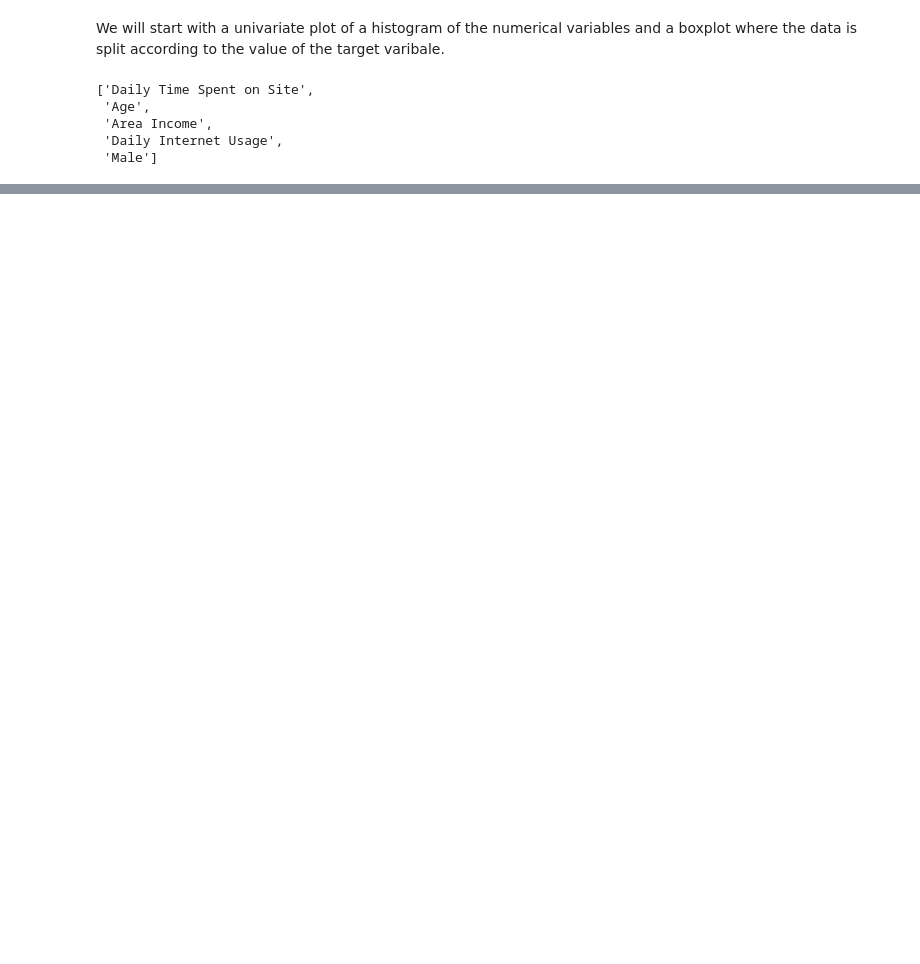
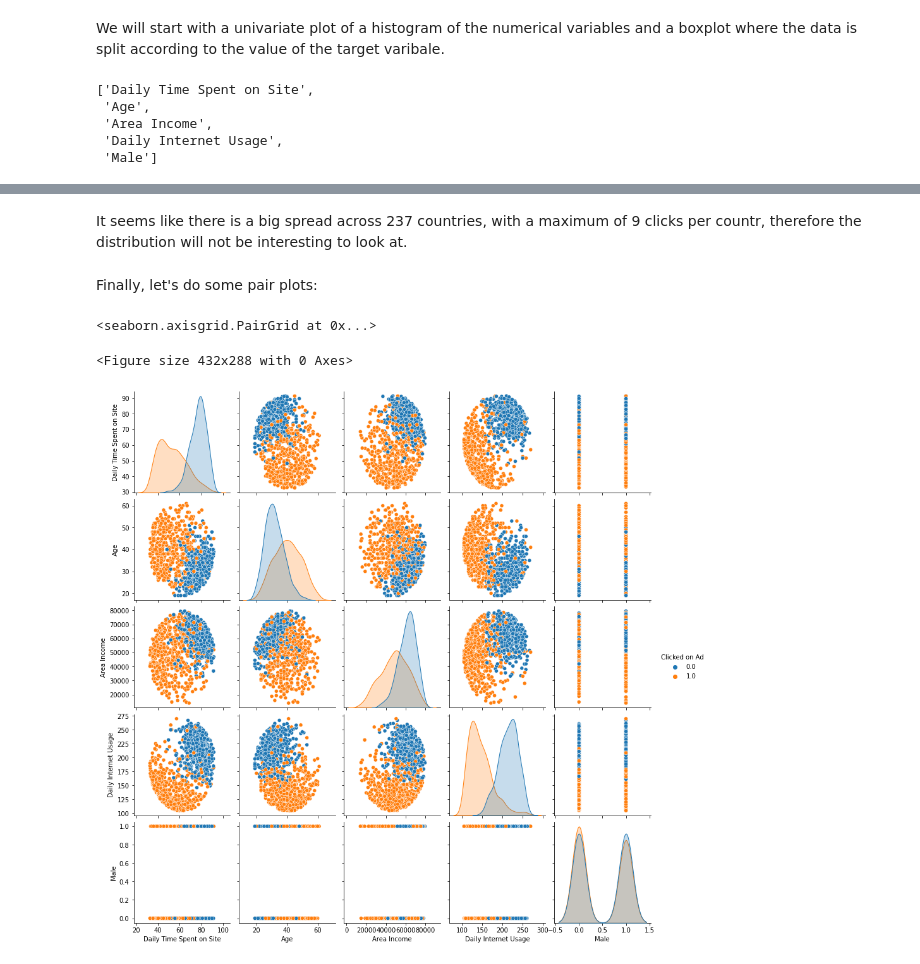
Before and after one commit to emakri/AdvertisingProject, a Jupyter notebook: AdvProject.ipynb, the cells around one changed output, grey strips where cells are left out. Drawn from its saved outputs; the diff is of its cells as text; code cells hidden in the pictures; blank space fills up the shorter version.

```diff
--- a/AdvProject.ipynb
+++ b/AdvProject.ipynb
@@ -229,0 +318,13 @@ for col in cols_num_plot:
+# %% [markdown]
+It seems like there is a big spread across 237 countries, with a maximum of 9 clicks per countr, therefore the distribution will not be interesting to look at.
+# %% [markdown]
+Finally, let's do some pair plots:
+# %%
+plt.figure()
+sns.pairplot(data=data[col_num],
+             hue="Clicked on Ad",
+             dropna=True)
+# %% [output]
+<seaborn.axisgrid.PairGrid at 0x...>
+<Figure size 432x288 with 0 Axes>
+[figure, added]
```
Also changed, not shown: parts of 31 cells of this notebook.
